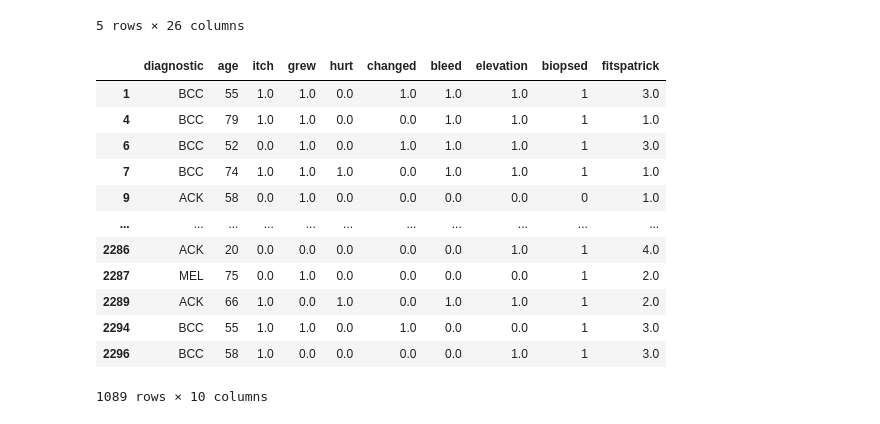
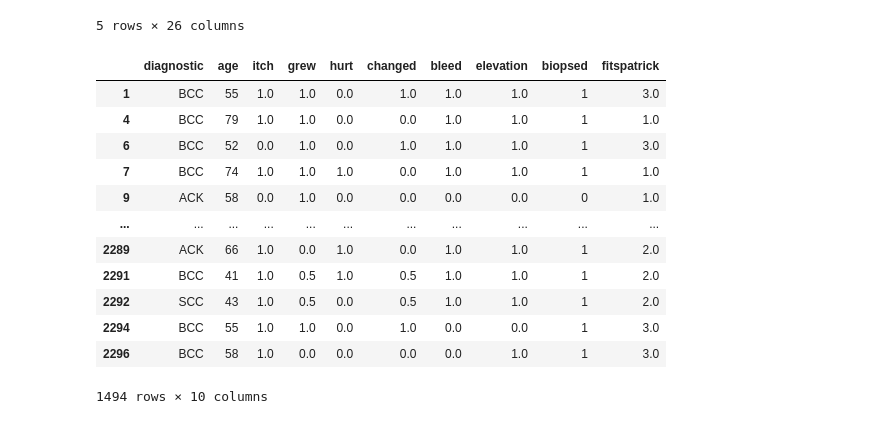
Before and after one commit to krusand/Eksamensprojekt-First-Year-Project, a Jupyter notebook: KNNModel.ipynb, the cells around one changed output. Drawn from its saved outputs; the diff is of its cells as text; code cells hidden in the pictures.

```diff
--- a/KNNModel.ipynb
+++ b/KNNModel.ipynb
@@ -26,27 +26,27 @@ df = df.dropna()
 df2 = df2.dropna()
 # %%
 COIbool = ["itch", "grew", "hurt", "changed", "bleed", "elevation", "biopsed"]
-d = {"False": 0, "True": 1, False: 0, True:1, "UNK": None}
+d = {"False": 0, "True": 1, False: 0, True:1, "UNK": 0.5}
 for col in COIbool:
     df2[col] = df2[col].replace(d)
     df[col] = df[col].replace(d)
 df = df.dropna()
 df2 = df2.dropna()
 df2
 # %% [output]
 |  | diagnostic | age | itch | grew | hurt | changed | bleed | elevation | biopsed | fitspatrick |
 | 1 | BCC | 55 | 1.0 | 1.0 | 0.0 | 1.0 | 1.0 | 1.0 | 1 | 3.0 |
 | 4 | BCC | 79 | 1.0 | 1.0 | 0.0 | 0.0 | 1.0 | 1.0 | 1 | 1.0 |
 | 6 | BCC | 52 | 0.0 | 1.0 | 0.0 | 1.0 | 1.0 | 1.0 | 1 | 3.0 |
 | 7 | BCC | 74 | 1.0 | 1.0 | 1.0 | 0.0 | 1.0 | 1.0 | 1 | 1.0 |
 | 9 | ACK | 58 | 0.0 | 1.0 | 0.0 | 0.0 | 0.0 | 0.0 | 0 | 1.0 |
 | ... | ... | ... | ... | ... | ... | ... | ... | ... | ... | ... |
-| 2286 | ACK | 20 | 0.0 | 0.0 | 0.0 | 0.0 | 0.0 | 1.0 | 1 | 4.0 |
-| 2287 | MEL | 75 | 0.0 | 1.0 | 0.0 | 0.0 | 0.0 | 0.0 | 1 | 2.0 |
 | 2289 | ACK | 66 | 1.0 | 0.0 | 1.0 | 0.0 | 1.0 | 1.0 | 1 | 2.0 |
+| 2291 | BCC | 41 | 1.0 | 0.5 | 1.0 | 0.5 | 1.0 | 1.0 | 1 | 2.0 |
+| 2292 | SCC | 43 | 1.0 | 0.5 | 0.0 | 0.5 | 1.0 | 1.0 | 1 | 2.0 |
 | 2294 | BCC | 55 | 1.0 | 1.0 | 0.0 | 1.0 | 0.0 | 0.0 | 1 | 3.0 |
 | 2296 | BCC | 58 | 1.0 | 0.0 | 0.0 | 0.0 | 0.0 | 1.0 | 1 | 3.0 |
-1089 rows × 10 columns
+1494 rows × 10 columns
 # %%
 y = df["diagnostic"]
 X = df.drop("diagnostic",axis=1)
```
Also changed, not shown: parts of 8 cells of this notebook.
